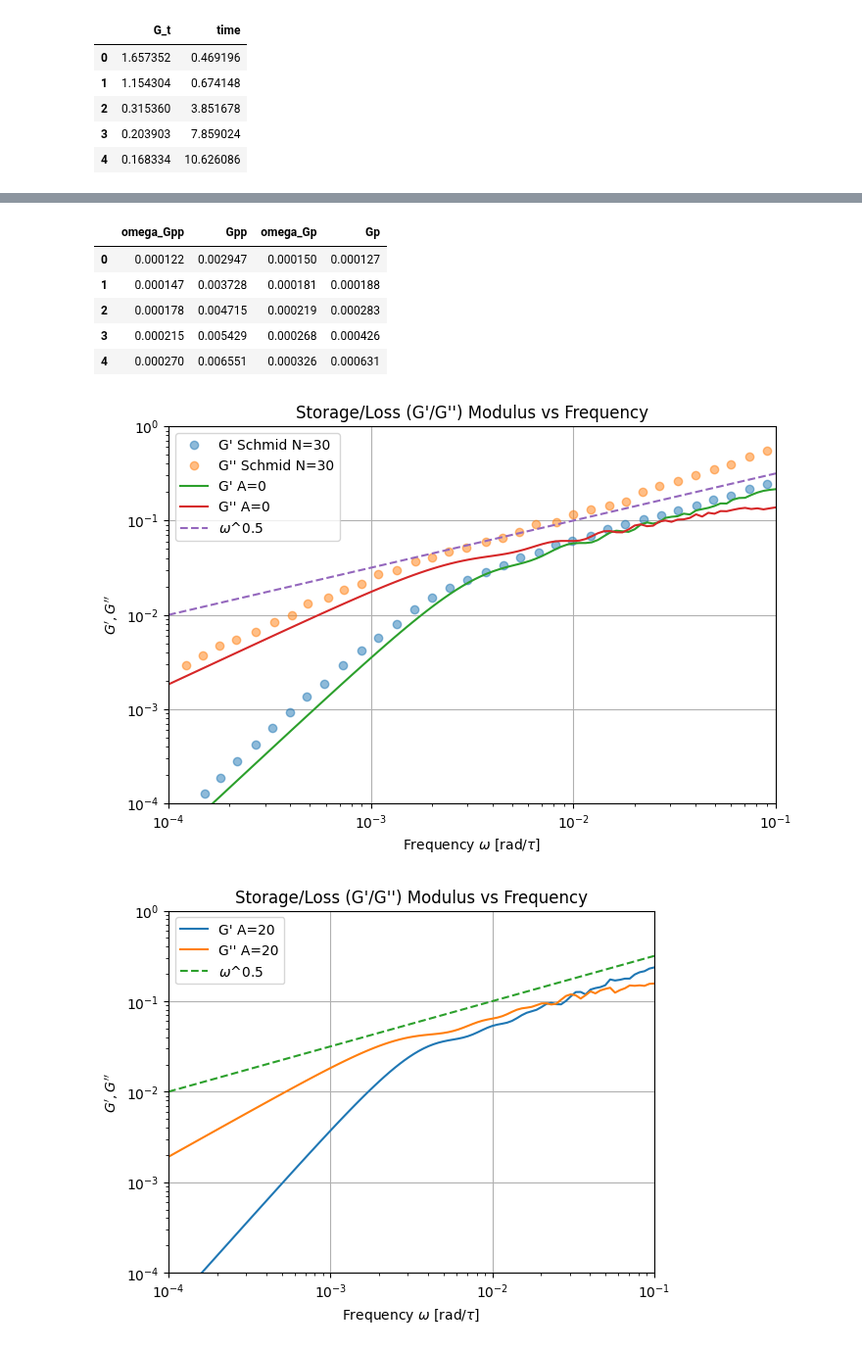
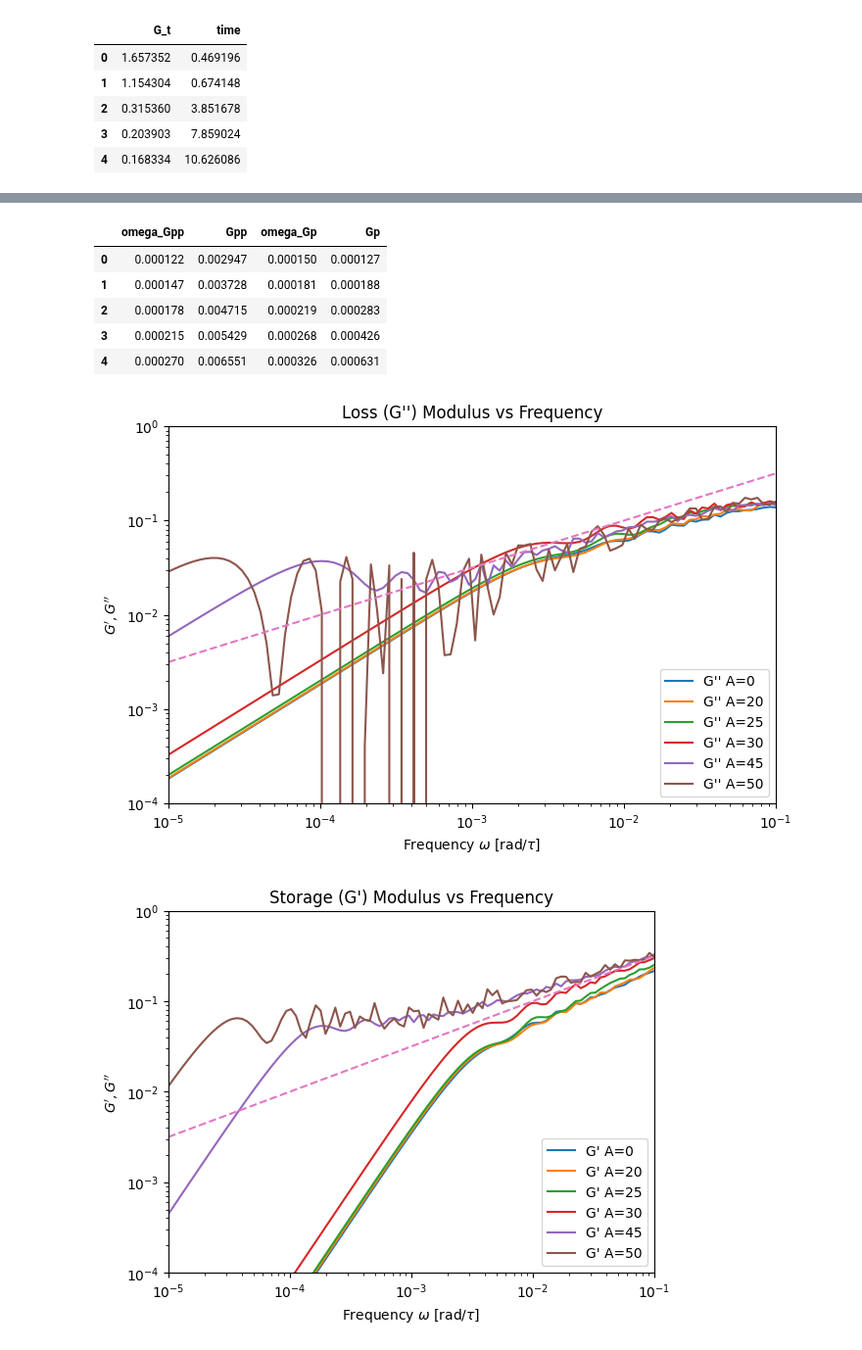
Before and after one commit to anotherbeaver/amine_polymers, a Jupyter notebook: storage_loss_moduli_N_30.ipynb, the cells around one changed output, grey strips where cells are left out. Shown at 98% size. Drawn from its saved outputs; the diff is of its cells as text; code cells hidden in the pictures.

```diff
--- a/storage_loss_moduli_N_30.ipynb
+++ b/storage_loss_moduli_N_30.ipynb
@@ -159,7 +159,7 @@ import pandas as pd
 import matplotlib.pyplot as plt
 import scipy.signal
 
-A = [0, 20, 50, 75, 100]
+A = [0, 20, 25, 30, 45, 50, 75, 100]
 data = []
 
 for a in A:
@@ -236,5 +236,5 @@ plt.show()
 # %%
-omega = np.logspace(-4, -1, 100)
+omega = np.logspace(-5, -1, 100)
 
 prepped_G_t_multitau = G_t_multitau[(data_multitau['time'] > 1) & (data_multitau['time'] < 1000)].values
 prepped_time = data_multitau['time'][(data_multitau['time'] > 1) & (data_multitau['time'] < 1000)].values
@@ -244,52 +244,66 @@ prepped_time_no_langevin = data_multitau_no_langevin['time'][(data_multitau_no_l
 
 # fourier transform of G_t_multitau
 
-
+A = [0, 20, 25, 30, 45, 50]
 Gp = []
 Gpp = []
 for i, a in enumerate(A):
-    if a < 50:
+    if a < 45:
         prepped_G_t_i = G_t[i][(data[i]['time'] > 1) & (data[i]['time'] < 1000)].values
         prepped_time = data[i]['time'][(data[i]['time'] > 1) & (data[i]['time'] < 1000)].values
+    elif a < 50:
+        prepped_G_t_i = G_t[i][(data[i]['time'] > 1) & (data[i]['time'] < 25000)].values
+        prepped_time = data[i]['time'][(data[i]['time'] > 1) & (data[i]['time'] < 25000)].values
     else:
-        prepped_G_t_i = G_t[i][(data[i]['time'] > 1) & (data[i]['time'] < 10000)].values
-        prepped_time = data[i]['time'][(data[i]['time'] > 1) & (data[i]['time'] < 10000)].values
+        prepped_G_t_i = G_t[i][(data[i]['time'] > 1) & (data[i]['time'] < 100000)].values
+        prepped_time = data[i]['time'][(data[i]['time'] > 1) & (data[i]['time'] < 100000)].values
     _, Gp_i, Gpp_i = fourier_integral_moduli(prepped_time, prepped_G_t_i, omega)
     Gp.append(Gp_i)
     Gpp.append(Gpp_i)
 # _, Gp, Gpp = fourier_integral_moduli(prepped_time, prepped_G_t_multitau, omega)
 # _, Gp_no_langevin, Gpp_no_langevin = fourier_integral_moduli(prepped_time_no_langevin, prepped_G_t_multitau_no_langevin, omega)
 # print(Gp[:10], Gpp[:10])
 # _, Gp_no_patches, Gpp_no_patches = fourier_integral_moduli(prepped_time_no_patches, prepped_G_t_multitau_no_patches, omega)
 
 file = "data/gpgpp_schmid_n30.csv"
 data_schmid_gpgpp = pd.read_csv(file, skiprows=2, names=['omega_Gpp', 'Gpp', 'omega_Gp', 'Gp'])
 display(data_schmid_gpgpp.head())
 
 plt.figure(figsize=(8, 5))
 plt.xscale('log')
 plt.yscale('log')
-plt.loglog(data_schmid_gpgpp['omega_Gp'], data_schmid_gpgpp['Gp'], 'o', label="G' Schmid N=30", alpha=0.5)
-plt.loglog(data_schmid_gpgpp['omega_Gpp'], data_schmid_gpgpp['Gpp'], 'o', label="G'' Schmid N=30", alpha=0.5)
+# plt.loglog(data_schmid_gpgpp['omega_Gp'], data_schmid_gpgpp['Gp'], 'o', label="G' Schmid N=30", alpha=0.5)
+# plt.loglog(data_schmid_gpgpp['omega_Gpp'], data_schmid_gpgpp['Gpp'], 'o', label="G'' Schmid N=30", alpha=0.5)
+
+for i, a in enumerate(A):
+    plt.loglog(omega, Gpp[i], label=f"G'' A={a}")
+    plt.xlabel(r'Frequency $\omega$ [rad/$\tau$]')
+    plt.ylabel("$G', G''$")
+    plt.xlim([1e-5, 1e-1])
+    plt.ylim([1e-4, 1e0])
+    plt.title("Loss (G'') Modulus vs Frequency")
+    plt.grid()
+    plt.legend()
+plt.loglog(omega, omega**0.5, linestyle='--', label=f"$\omega$^{0.5}")
+plt.show()
 
 for i, a in enumerate(A):
     plt.loglog(omega, Gp[i], label=f"G' A={a}")
-    plt.loglog(omega, Gpp[i], label=f"G'' A={a}")
-    plt.loglog(omega, omega**0.5, linestyle='--', label=f"$\omega$^{0.5}")
     plt.xlabel(r'Frequency $\omega$ [rad/$\tau$]')
     plt.ylabel("$G', G''$")
-    plt.xlim([1e-4, 1e-1])
+    plt.xlim([1e-5, 1e-1])
     plt.ylim([1e-4, 1e0])
-    plt.title("Storage/Loss (G'/G'') Modulus vs Frequency")
+    plt.title("Storage (G') Modulus vs Frequency")
     plt.grid()
     plt.legend()
-    plt.show()
+plt.loglog(omega, omega**0.5, linestyle='--', label=f"$\omega$^{0.5}")
+plt.show()
 # %% [output]
 |  | omega_Gpp | Gpp | omega_Gp | Gp |
 | 0 | 0.000122 | 0.002947 | 0.000150 | 0.000127 |
 | 1 | 0.000147 | 0.003728 | 0.000181 | 0.000188 |
 | 2 | 0.000178 | 0.004715 | 0.000219 | 0.000283 |
 | 3 | 0.000215 | 0.005429 | 0.000268 | 0.000426 |
 | 4 | 0.000270 | 0.006551 | 0.000326 | 0.000631 |
-[figure, old version]
+[figure, new version]
-[figure, old version]
+[figure, new version]
```
Also changed, not shown: parts of 3 cells of this notebook, 1 other file.
